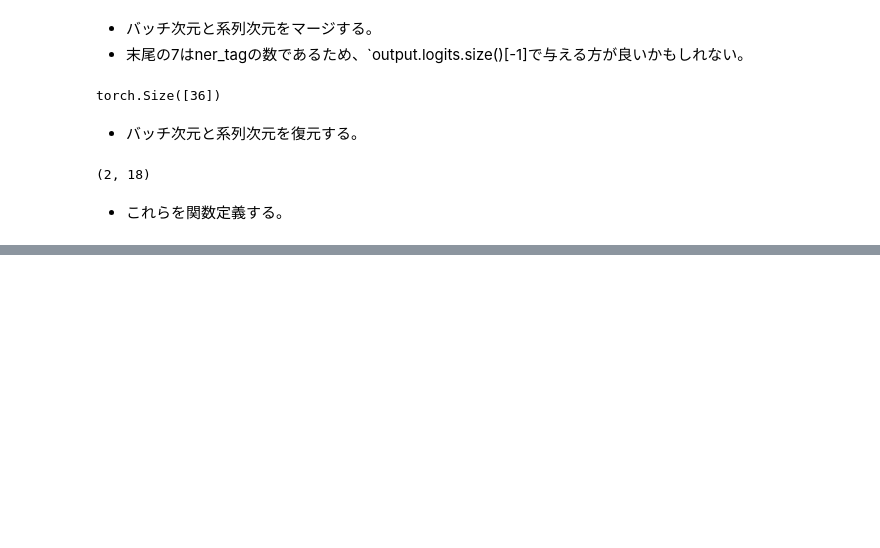
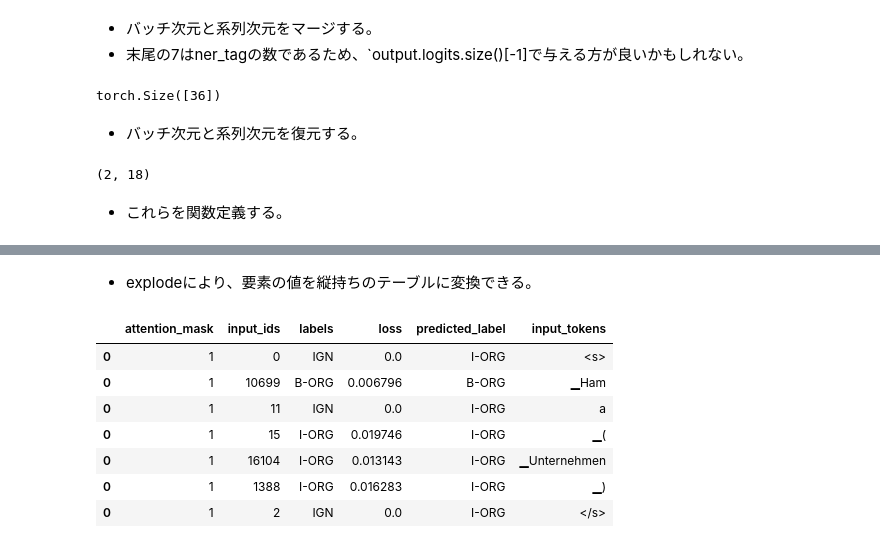
Before and after one commit to nokomoro3/book-ml-transformers, a Jupyter notebook: ml-transformers-chap04-multilingal-ner.ipynb, the cells around one changed output, grey strips where cells are left out. Saved outputs shown, nothing was run; the diff lists cells and outputs as text; code cells hidden in the pictures; blank space fills up the shorter version.

```diff
--- a/ml-transformers-chap04-multilingal-ner.ipynb
+++ b/ml-transformers-chap04-multilingal-ner.ipynb
@@ -962,0 +967,14 @@ KeyError: ignored
+# %% [markdown]
+- explodeにより、要素の値を縦持ちのテーブルに変換できる。
+# %%
+df_tokens = df.apply(pd.Series.explode)
+df_tokens.head(7)
+# %% [output]
+|  | attention_mask | input_ids | labels | loss | predicted_label | input_tokens |
+| 0 | 1 | 0 | IGN | 0.0 | I-ORG | <s> |
+| 0 | 1 | 10699 | B-ORG | 0.006796 | B-ORG | ▁Ham |
+| 0 | 1 | 11 | IGN | 0.0 | I-ORG | a |
+| 0 | 1 | 15 | I-ORG | 0.019746 | I-ORG | ▁( |
+| 0 | 1 | 16104 | I-ORG | 0.013143 | I-ORG | ▁Unternehmen |
+| 0 | 1 | 1388 | I-ORG | 0.016283 | I-ORG | ▁) |
+| 0 | 1 | 2 | IGN | 0.0 | I-ORG | </s> |
```
Also changed, not shown: parts of 9 cells of this notebook.
